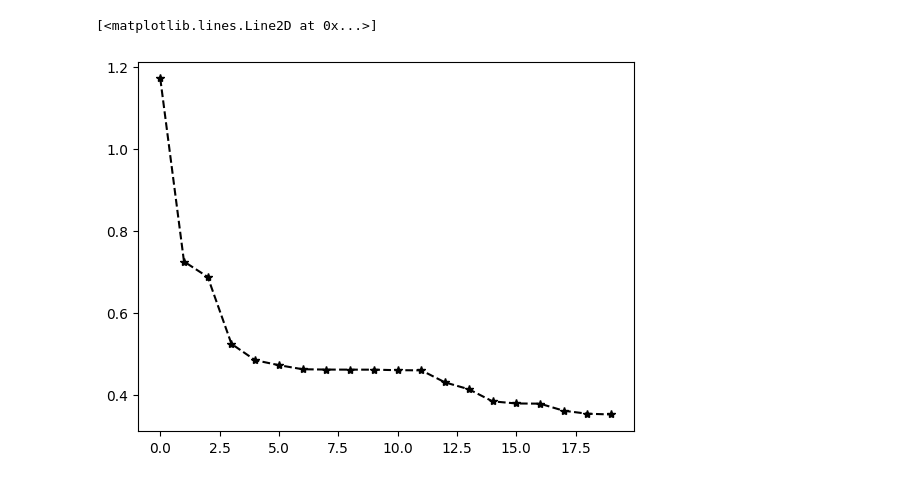
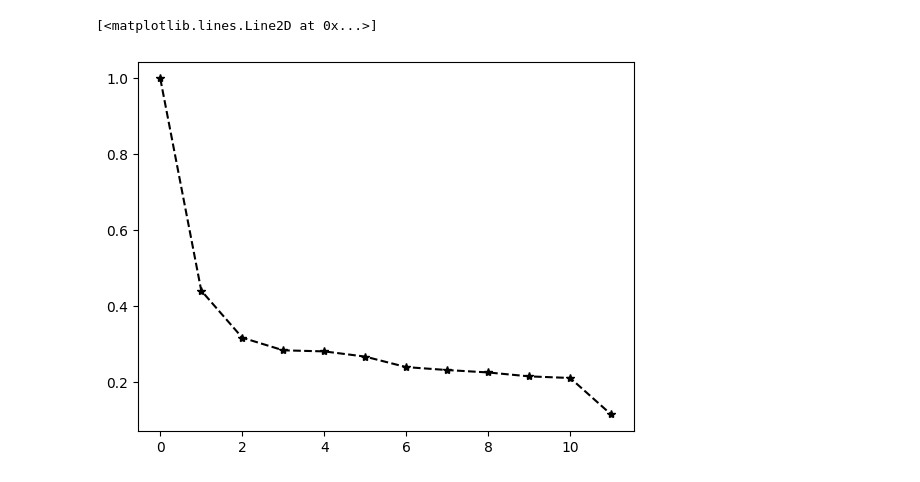
Before and after one commit to Ben-J-Eppinger/WIPY, a Jupyter notebook: Examples/box/output_analysis.ipynb, the cells around one changed output. Saved outputs shown, nothing was run; the diff lists cells and outputs as text; code cells hidden in the pictures.

```diff
--- a/Examples/box/output_analysis.ipynb
+++ b/Examples/box/output_analysis.ipynb
@@ -0,0 +1,10 @@
+# %%
+from wipy.wipy_utils import utils
+import numpy as np
+from matplotlib import pyplot as plt
+import obspy
+
+n_events = 10
+n_iters = 11
+
+base_path = "/home/beneppinger/WIPY/Examples/box/"
@@ -1,12 +67,4 @@
 # %%
-from wipy.wipy_utils import utils
-import numpy as np
-from matplotlib import pyplot as plt
-import obspy
-
-n_events = 10
-n_iters = 14
-
 def sum_residuals(base_path, n_events) -> float:
     """
     reads the residuals in and summs the residuals from multiple events together
@@ -21,5 +79,3 @@ def sum_residuals(base_path, n_events) -> float:
     misfit /= n_events
 
     return misfit
-
-# base_path = "/home/beneppinger/WIPY_tests/OUTPUT/residuals_0001/"
@@ -85,10 +82,10 @@ utils.plot_model_fast(model_true, 0.5, 'vs')
 # %%
 misfit = []
 for i in range(0, n_iters+1):
-    base_path = "/home/beneppinger/WIPY_tests/OUTPUT/residuals_{:04d}/".format(i)
-    misfit.append(sum_residuals(base_path, n_events))
+    resid_path = base_path + "OUTPUT/residuals_{:04d}/".format(i)
+    misfit.append(sum_residuals(resid_path, n_events))
 # %%
-plt.plot(misfit, "k*--")
+plt.plot(misfit/misfit[0], "k*--")
 # %% [output]
 [<matplotlib.lines.Line2D at 0x...>]
-[figure, old version]
+[figure, new version]
```
Also changed, not shown: parts of 11 cells of this notebook, 2 other files.
